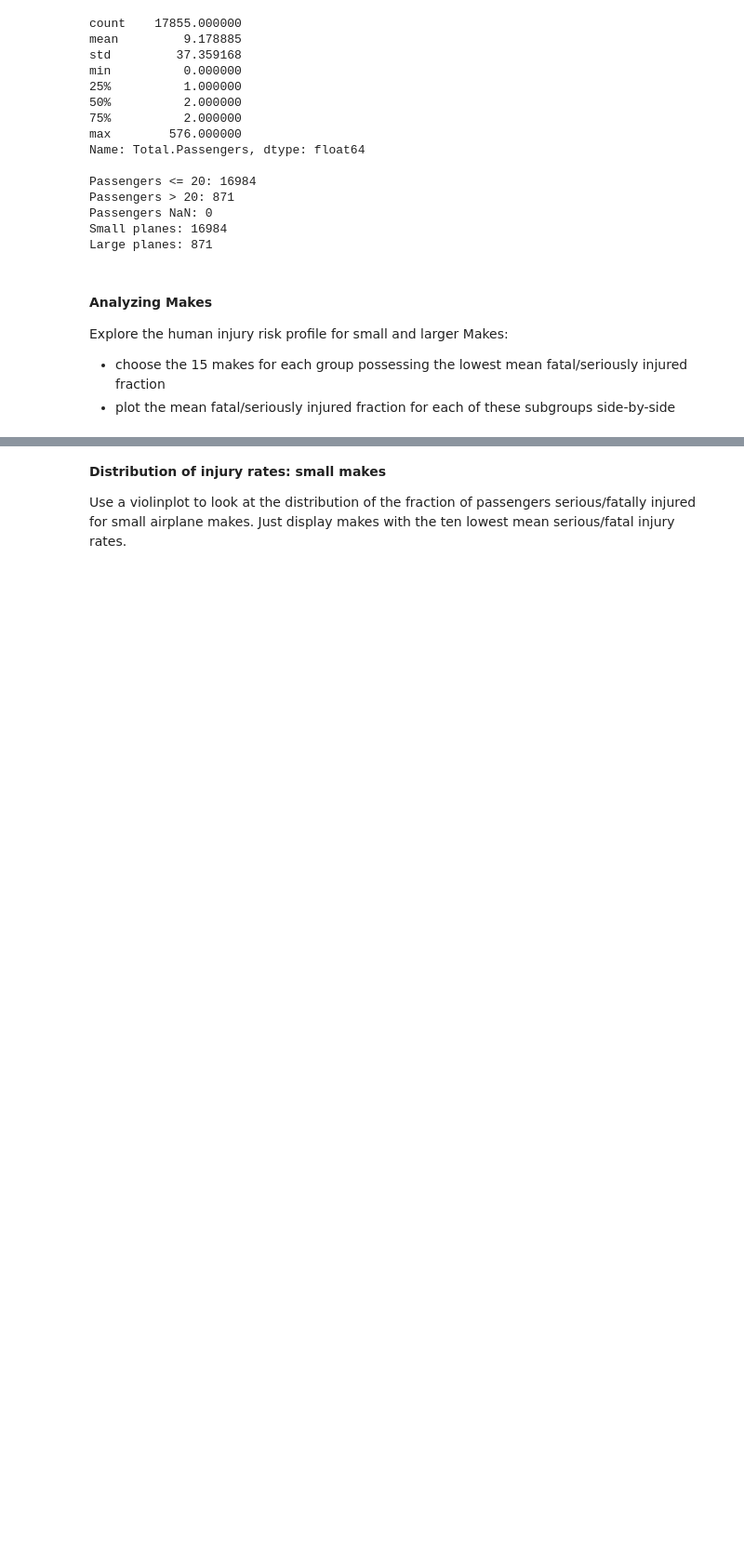
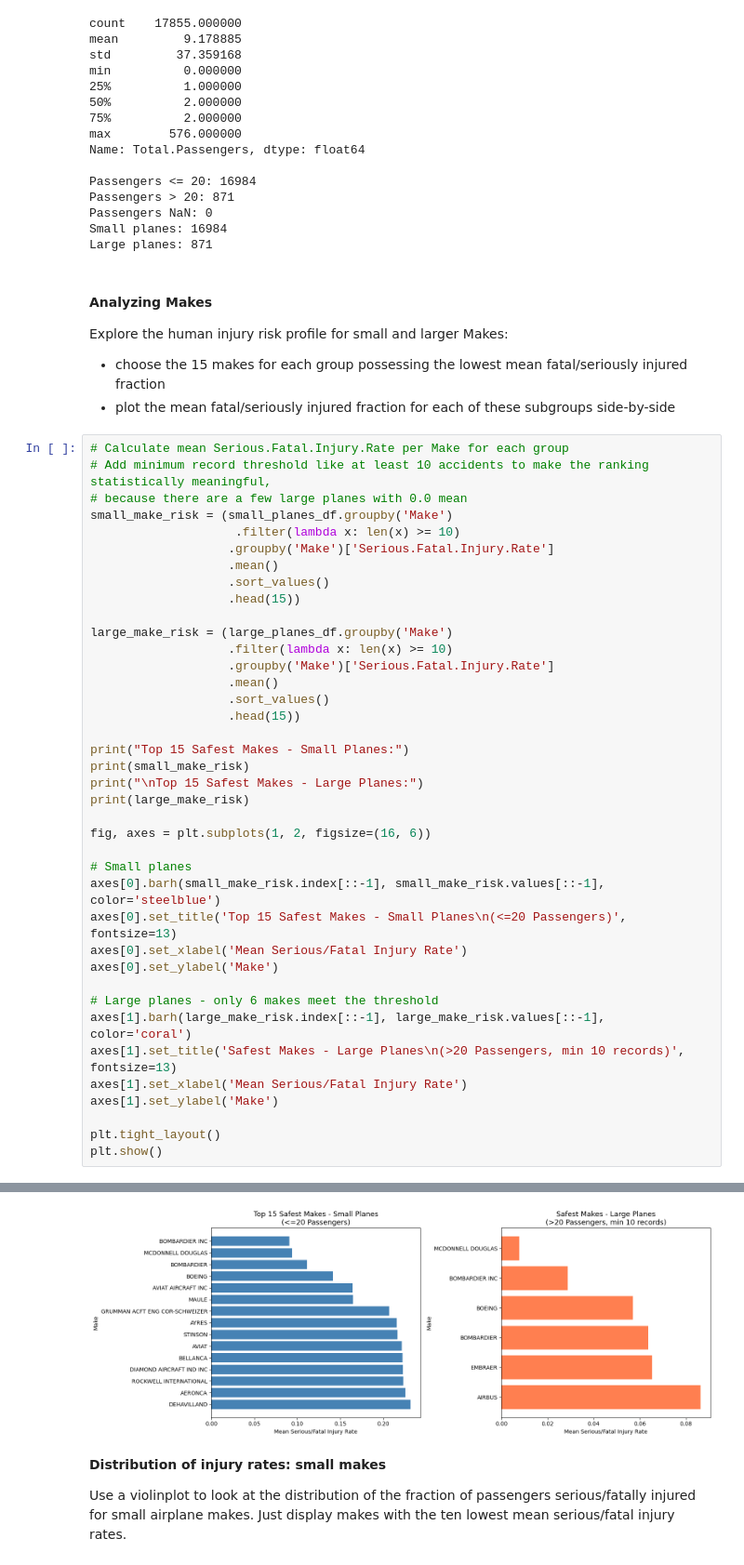
Before and after one commit to bahayg/dsc-course0-m8-lab, a Jupyter notebook: Aviation_Accidents_Data_Analysis.ipynb, the cells around one changed output, grey strips where cells are left out. Shown at 93% size. Drawn from its saved outputs; the diff is of its cells as text; blank space fills up the shorter version.

```diff
--- a/Aviation_Accidents_Data_Analysis.ipynb
+++ b/Aviation_Accidents_Data_Analysis.ipynb
@@ -81,3 +81,43 @@ Large planes: 871
 Explore the human injury risk profile for small and larger Makes:
 - choose the 15 makes for each group possessing the lowest mean fatal/seriously injured fraction
 - plot the mean fatal/seriously injured fraction for each of these subgroups side-by-side
+# %%
+# Calculate mean Serious.Fatal.Injury.Rate per Make for each group
+# Add minimum record threshold like at least 10 accidents to make the ranking statistically meaningful,
+# because there are a few large planes with 0.0 mean
+small_make_risk = (small_planes_df.groupby('Make')
+                    .filter(lambda x: len(x) >= 10)
+                   .groupby('Make')['Serious.Fatal.Injury.Rate']
+                   .mean()
+                   .sort_values()
+                   .head(15))
+
+large_make_risk = (large_planes_df.groupby('Make')
+                   .filter(lambda x: len(x) >= 10)
+                   .groupby('Make')['Serious.Fatal.Injury.Rate']
+                   .mean()
+                   .sort_values()
+                   .head(15))
+
+print("Top 15 Safest Makes - Small Planes:")
+print(small_make_risk)
+print("\nTop 15 Safest Makes - Large Planes:")
+print(large_make_risk)
+
+fig, axes = plt.subplots(1, 2, figsize=(16, 6))
+
+# Small planes
+axes[0].barh(small_make_risk.index[::-1], small_make_risk.values[::-1], color='steelblue')
+axes[0].set_title('Top 15 Safest Makes - Small Planes\n(<=20 Passengers)', fontsize=13)
+axes[0].set_xlabel('Mean Serious/Fatal Injury Rate')
+axes[0].set_ylabel('Make')
+
+# Large planes - only 6 makes meet the threshold
+axes[1].barh(large_make_risk.index[::-1], large_make_risk.values[::-1], color='coral')
+axes[1].set_title('Safest Makes - Large Planes\n(>20 Passengers, min 10 records)', fontsize=13)
+axes[1].set_xlabel('Mean Serious/Fatal Injury Rate')
+axes[1].set_ylabel('Make')
+
+plt.tight_layout()
+plt.show()
+# %% [output]
@@ -84,3 +141,4 @@ Explore the human injury risk profile for small and larger Makes:
+[figure, added]
 # %% [markdown]
 **Distribution of injury rates: small makes**
 
```
Also changed, not shown: parts of 1 cell of this notebook.
